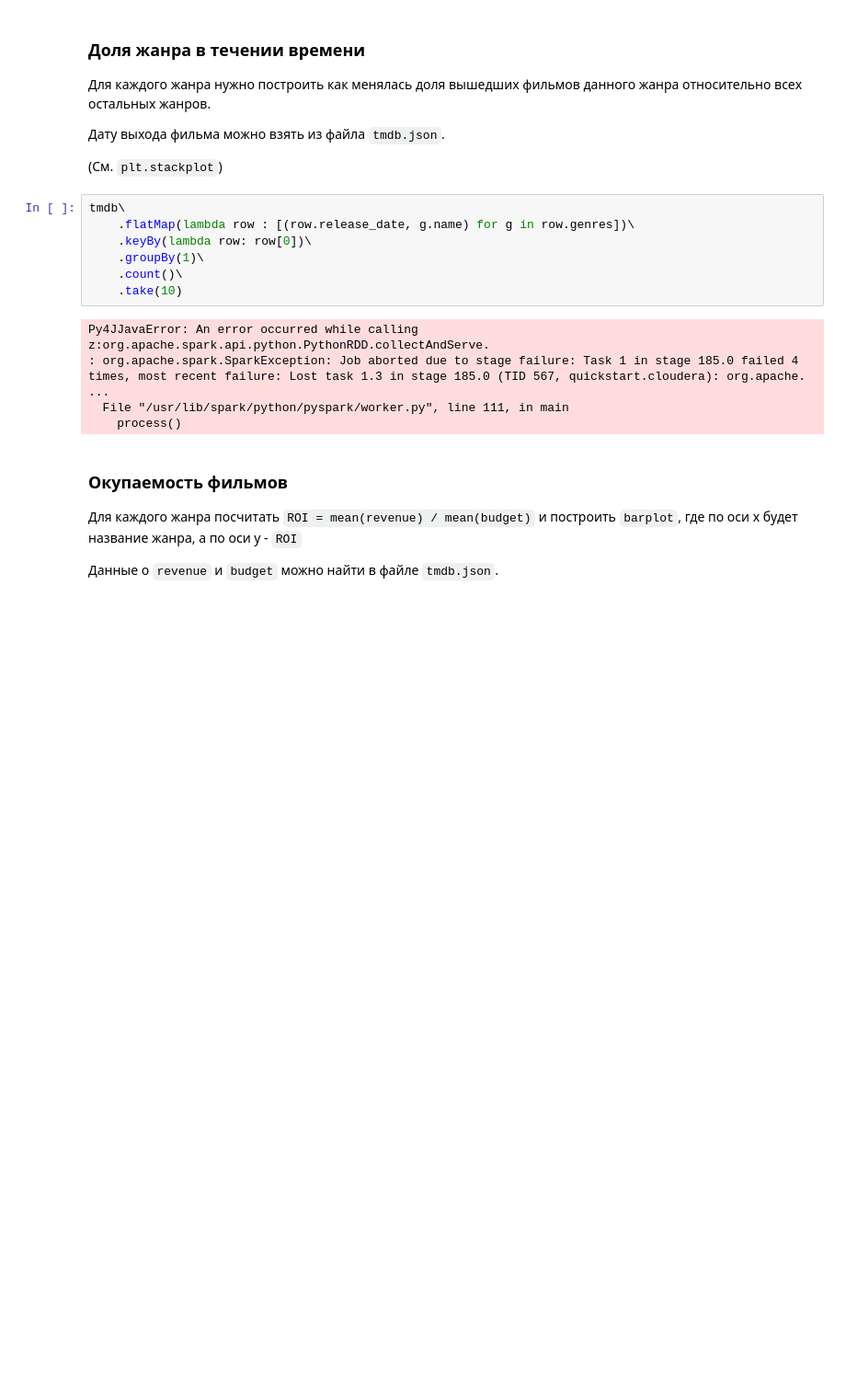
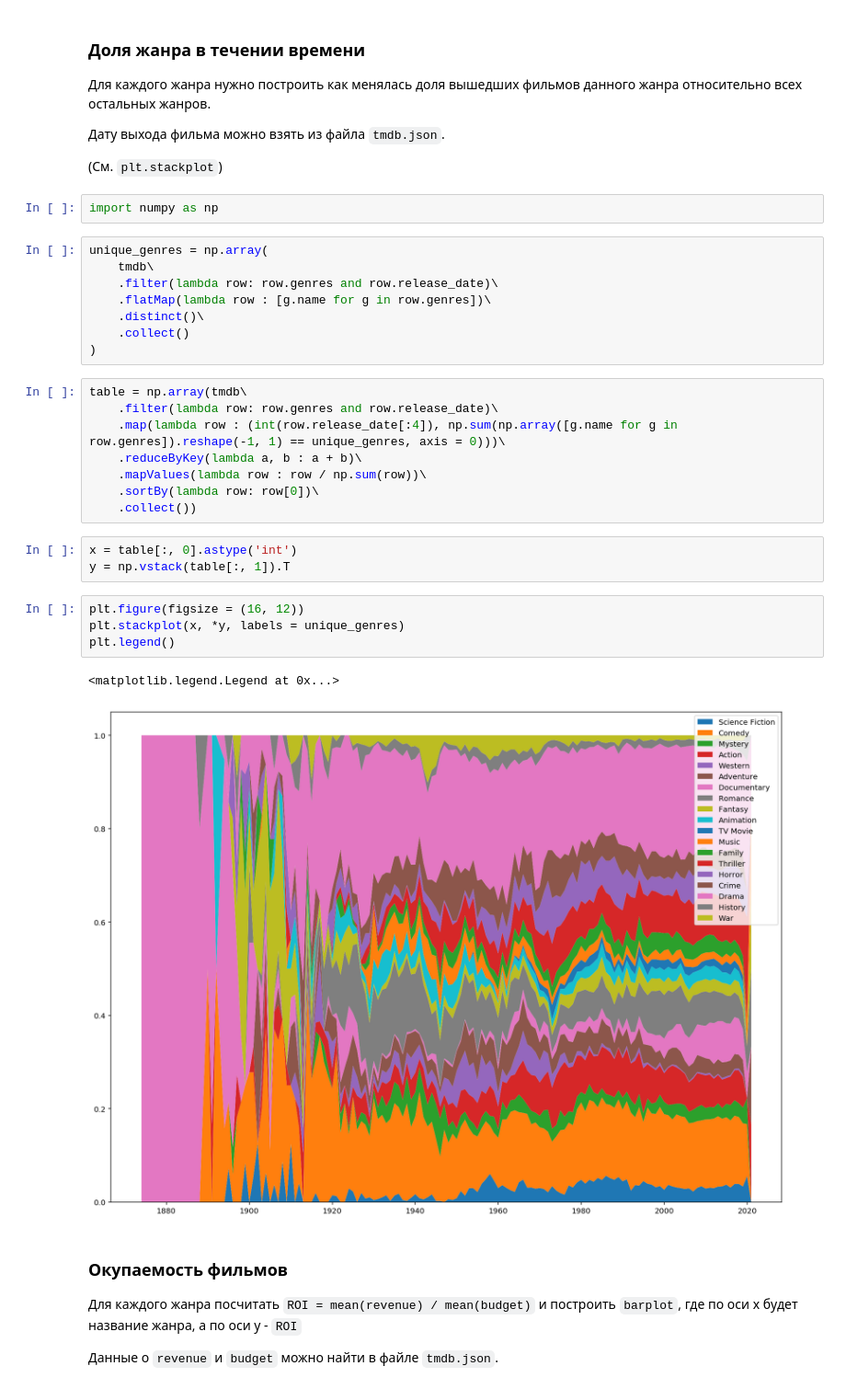
Before and after one commit to Tikhon239/MLBD, a Jupyter notebook: lectures/spark/notebooks/spark_examples.ipynb, the cells around one changed output. Shown at 92% size. Cells and saved outputs as stored; diff of their text form; blank space fills up the shorter version.

```diff
--- a/lectures/spark/notebooks/spark_examples.ipynb
+++ b/lectures/spark/notebooks/spark_examples.ipynb
@@ -472,18 +479,34 @@ cast_id.take(10)
 Дату выхода фильма можно взять из файла `tmdb.json`.
 
 (См. `plt.stackplot`)
-# %%
-tmdb\
-    .flatMap(lambda row : [(row.release_date, g.name) for g in row.genres])\
-    .keyBy(lambda row: row[0])\
-    .groupBy(1)\
-    .count()\
-    .take(10)
-# %% [output]
-Py4JJavaError: An error occurred while calling z:org.apache.spark.api.python.PythonRDD.collectAndServe.
-: org.apache.spark.SparkException: Job aborted due to stage failure: Task 1 in stage 185.0 failed 4 times, most recent failure: Lost task 1.3 in stage 185.0 (TID 567, quickstart.cloudera): org.apache. ...
-  File "/usr/lib/spark/python/pyspark/worker.py", line 111, in main
-    process()
+# %%
+import numpy as np
+# %%
+unique_genres = np.array(
+    tmdb\
+    .filter(lambda row: row.genres and row.release_date)\
+    .flatMap(lambda row : [g.name for g in row.genres])\
+    .distinct()\
+    .collect()
+)
+# %%
+table = np.array(tmdb\
+    .filter(lambda row: row.genres and row.release_date)\
+    .map(lambda row : (int(row.release_date[:4]), np.sum(np.array([g.name for g in row.genres]).reshape(-1, 1) == unique_genres, axis = 0)))\
+    .reduceByKey(lambda a, b : a + b)\
+    .mapValues(lambda row : row / np.sum(row))\
+    .sortBy(lambda row: row[0])\
+    .collect())
+# %%
+x = table[:, 0].astype('int')
+y = np.vstack(table[:, 1]).T
+# %%
+plt.figure(figsize = (16, 12))
+plt.stackplot(x, *y, labels = unique_genres)
+plt.legend()
+# %% [output]
+<matplotlib.legend.Legend at 0x...>
+[figure, added]
 # %% [markdown]
 ### Окупаемость фильмов
 
```
Also changed, not shown: parts of 16 cells of this notebook.
